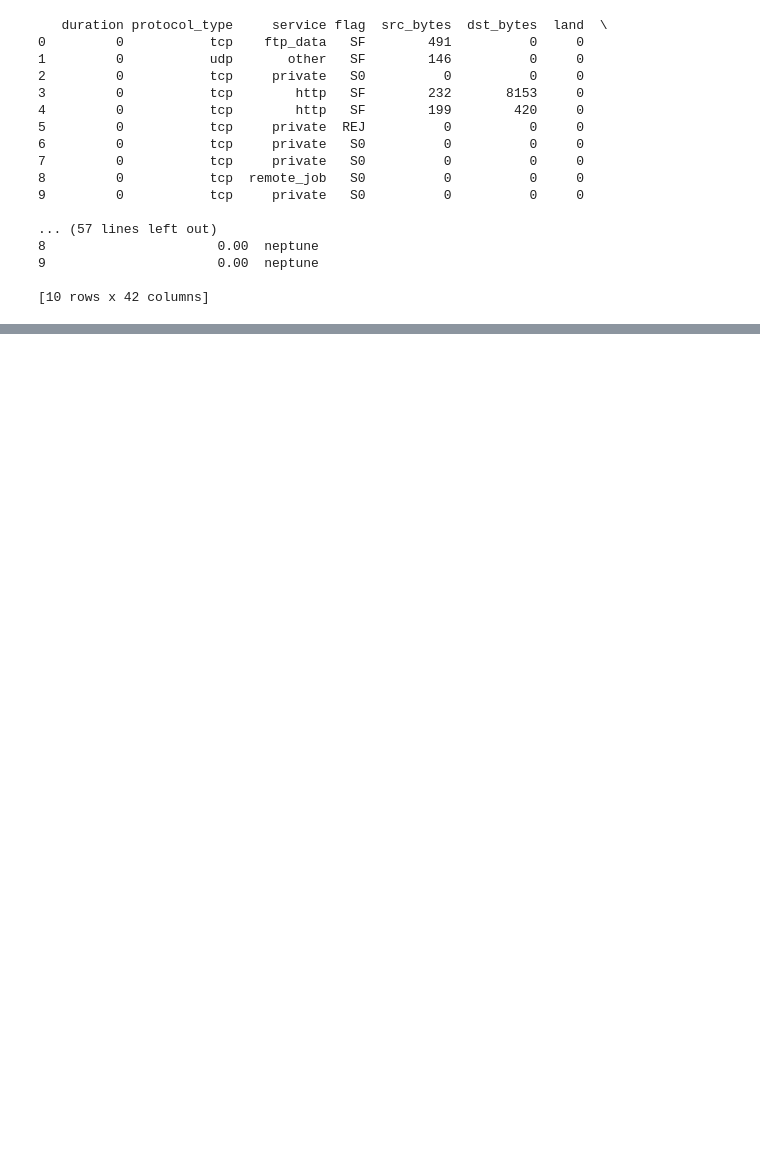
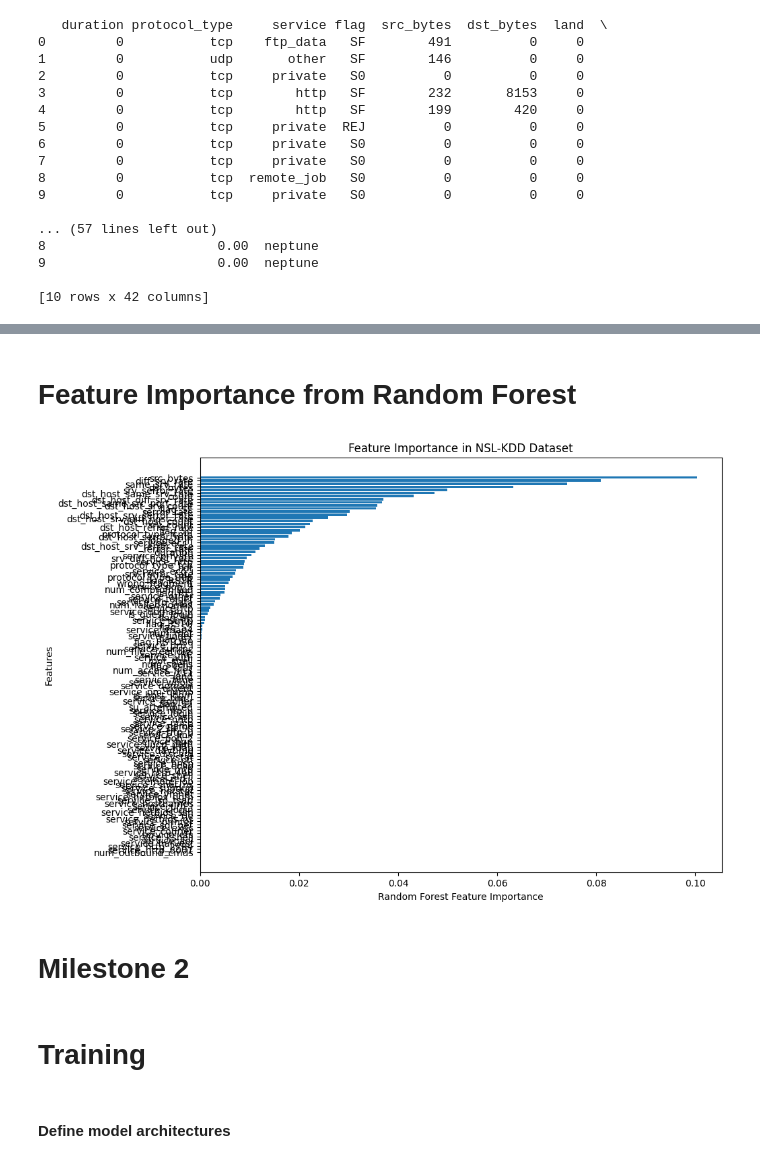
Before and after one commit to kram254/6G-Network-Encryption-Machine-Learning-Model, a Jupyter notebook: 6G_Network_Encryption_model.ipynb, the cells around one changed output, grey strips where cells are left out. Saved outputs shown, nothing was run; the diff lists cells and outputs as text; code cells hidden in the pictures; blank space fills up the shorter version.

```diff
--- a/6G_Network_Encryption_model.ipynb
+++ b/6G_Network_Encryption_model.ipynb
@@ -114,0 +285,39 @@ cic_ids17 = pd.concat([cic_ids17_a, cic_ids17_b], ignore_index=True)
+# %% [markdown]
+# **Feature Importance from Random Forest**
+# %%
+from sklearn.ensemble import RandomForestClassifier
+import matplotlib.pyplot as plt
+import numpy as np
+import pandas as pd
+
+nsl_kdd_col_names = [
+    "duration", "protocol_type", "service", "flag", "src_bytes", "dst_bytes", "land", "wrong_fragment", "urgent", "hot", "num_failed_logins",
+    "logged_in", "num_compromised", "root_shell", "su_attempted", "num_root", "num_file_creations", "num_shells", "num_access_files", "num_outbound_cmds",
+    "is_host_login", "is_guest_login", "count", "srv_count", "serror_rate", "srv_serror_rate", "rerror_rate", "srv_rerror_rate", "same_srv_rate",
+    "diff_srv_rate", "srv_diff_host_rate", "dst_host_count", "dst_host_srv_count", "dst_host_same_srv_rate", "dst_host_diff_srv_rate", "dst_host_same_src_port_rate",
+    "dst_host_srv_diff_host_rate", "dst_host_serror_rate", "dst_host_srv_serror_rate", "dst_host_rerror_rate", "dst_host_srv_rerror_rate", "label"
+]
+
+X = nsl_kdd.drop('label', axis=1)
+y = nsl_kdd['label']
+
+X = pd.get_dummies(X)
+
+rf = RandomForestClassifier(n_estimators=100)
+rf.fit(X, y)
+
+plt.figure(figsize=(10, 8))
+sorted_idx = rf.feature_importances_.argsort()
+plt.barh(X.columns[sorted_idx], rf.feature_importances_[sorted_idx])
+plt.xlabel("Random Forest Feature Importance")
+plt.ylabel("Features")
+plt.title("Feature Importance in NSL-KDD Dataset")
+plt.show()
+# %% [output]
+[figure, added]
+# %% [markdown]
+# **Milestone 2**
+# %% [markdown]
+# **Training**
+# %% [markdown]
+#### Define model architectures
```
Also changed, not shown: parts of 19 cells of this notebook.
